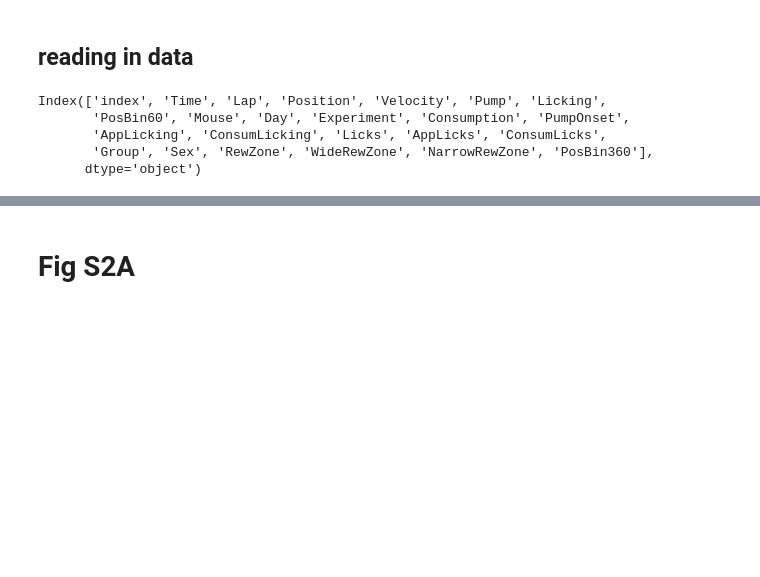
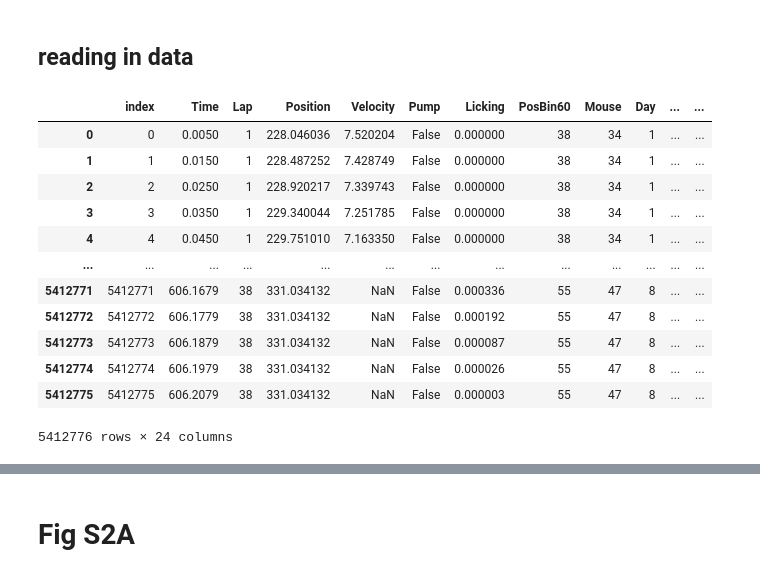
Before and after one commit to obarnstedt/dHPC-NAc, a Jupyter notebook: fig1_ArchT.ipynb, the cells around one changed output, grey strips where cells are left out. Saved outputs shown, nothing was run; the diff lists cells and outputs as text; code cells hidden in the pictures; blank space fills up the shorter version.

```diff
--- a/fig1_ArchT.ipynb
+++ b/fig1_ArchT.ipynb
@@ -13,10 +14,18 @@ import pingouin as pg
 ## reading in data
 # %%
 behaviour = pd.read_feather('/Users/Oliver/Google Drive/hippnac/data/final_submission/ArchT.feather')
-behaviour.columns
+behaviour
 # %% [output]
+|  | index | Time | Lap | Position | Velocity | Pump | Licking | PosBin60 | Mouse | Day | ... | ... |
+| 0 | 0 | 0.0050 | 1 | 228.046036 | 7.520204 | False | 0.000000 | 38 | 34 | 1 | ... | ... |
+| 1 | 1 | 0.0150 | 1 | 228.487252 | 7.428749 | False | 0.000000 | 38 | 34 | 1 | ... | ... |
+| 2 | 2 | 0.0250 | 1 | 228.920217 | 7.339743 | False | 0.000000 | 38 | 34 | 1 | ... | ... |
+| 3 | 3 | 0.0350 | 1 | 229.340044 | 7.251785 | False | 0.000000 | 38 | 34 | 1 | ... | ... |
+| 4 | 4 | 0.0450 | 1 | 229.751010 | 7.163350 | False | 0.000000 | 38 | 34 | 1 | ... | ... |
+| ... | ... | ... | ... | ... | ... | ... | ... | ... | ... | ... | ... | ... |
+| 5412771 | 5412771 | 606.1679 | 38 | 331.034132 | NaN | False | 0.000336 | 55 | 47 | 8 | ... | ... |
+| 5412772 | 5412772 | 606.1779 | 38 | 331.034132 | NaN | False | 0.000192 | 55 | 47 | 8 | ... | ... |
+| 5412773 | 5412773 | 606.1879 | 38 | 331.034132 | NaN | False | 0.000087 | 55 | 47 | 8 | ... | ... |
+| 5412774 | 5412774 | 606.1979 | 38 | 331.034132 | NaN | False | 0.000026 | 55 | 47 | 8 | ... | ... |
+| 5412775 | 5412775 | 606.2079 | 38 | 331.034132 | NaN | False | 0.000003 | 55 | 47 | 8 | ... | ... |
-Index(['index', 'Time', 'Lap', 'Position', 'Velocity', 'Pump', 'Licking',
-       'PosBin60', 'Mouse', 'Day', 'Experiment', 'Consumption', 'PumpOnset',
-       'AppLicking', 'ConsumLicking', 'Licks', 'AppLicks', 'ConsumLicks',
-       'Group', 'Sex', 'RewZone', 'WideRewZone', 'NarrowRewZone', 'PosBin360'],
-      dtype='object')
+5412776 rows × 24 columns
```
Also changed, not shown: parts of 7 cells of this notebook, 8 other files.
